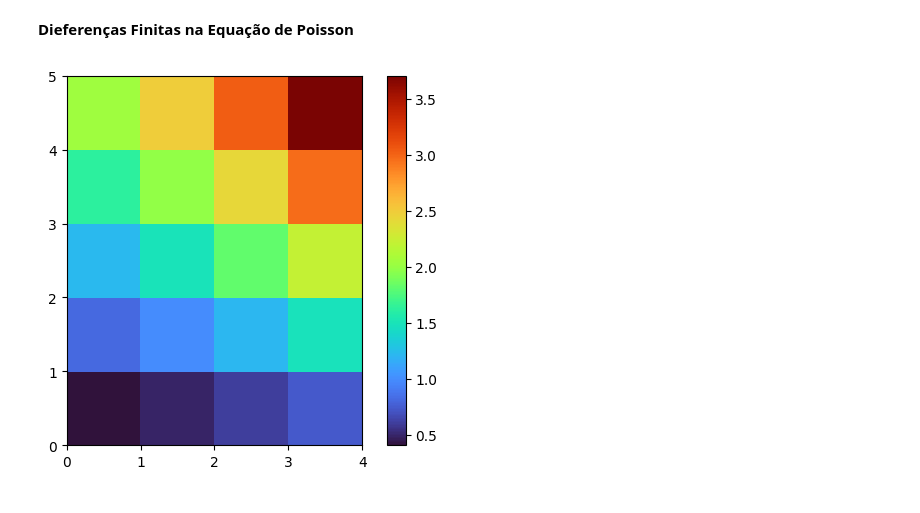
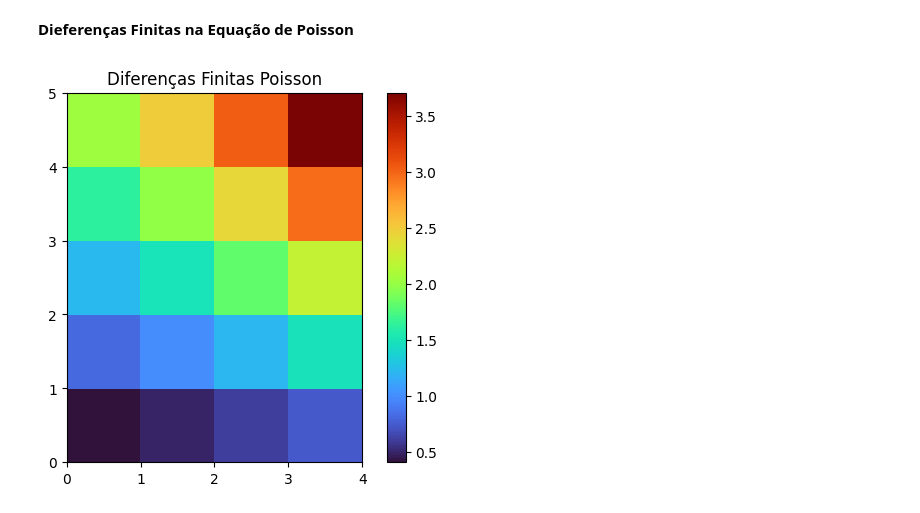
Before and after one commit to JonathanWNogueira/burden_numerical_analysis, a Jupyter notebook: 12.ipynb, the cells around one changed output. Cells and saved outputs as stored; diff of their text form; code cells hidden in the pictures.

```diff
--- a/12.ipynb
+++ b/12.ipynb
@@ -90,31 +90,32 @@ def finite_difference(f, g, n, m, e = 1e-10, max_i = 1000):
         W[1,1] = z
 
         # Passo 15
         for i in range(2, n-1):
             z = (-(h**2) * f(x[i],y[1]) + lamb*g(x[i],c) + W[i-1,1] +  W[i+1,1] + lamb*W[i,2]) / u
             if abs(W[i,1] - z) > norm:
                 norm = abs(z - W[i,1])
             W[i,1] = z
 
         # Passo 16
         z = (-(h**2) * f(x[n-1],y[1]) + g(b,y[1]) + lamb * g(x[n-1],c) + W[n-2,1] + lamb * W[n-1,2]) / u
         if abs(W[n-1,1] - z) > norm:
             norm = abs(W[n-1,1] - z)
         W[n-1,1] = z
 
         # Passo 17
         if norm <= e: break
 
         l+=1
     return W
 
 n, m = 6, 5
 
 w = finite_difference(f, g, n, m)
 
+plt.title("Diferenças Finitas Poisson")
 plt.pcolor(w[1:-1,1:-1],cmap='turbo')
 plt.gca().set_aspect('equal')
 plt.colorbar()
 plt.show()
 # %% [output]
-[figure, old version]
+[figure, new version]
```
Also changed, not shown: parts of 2 cells of this notebook.
